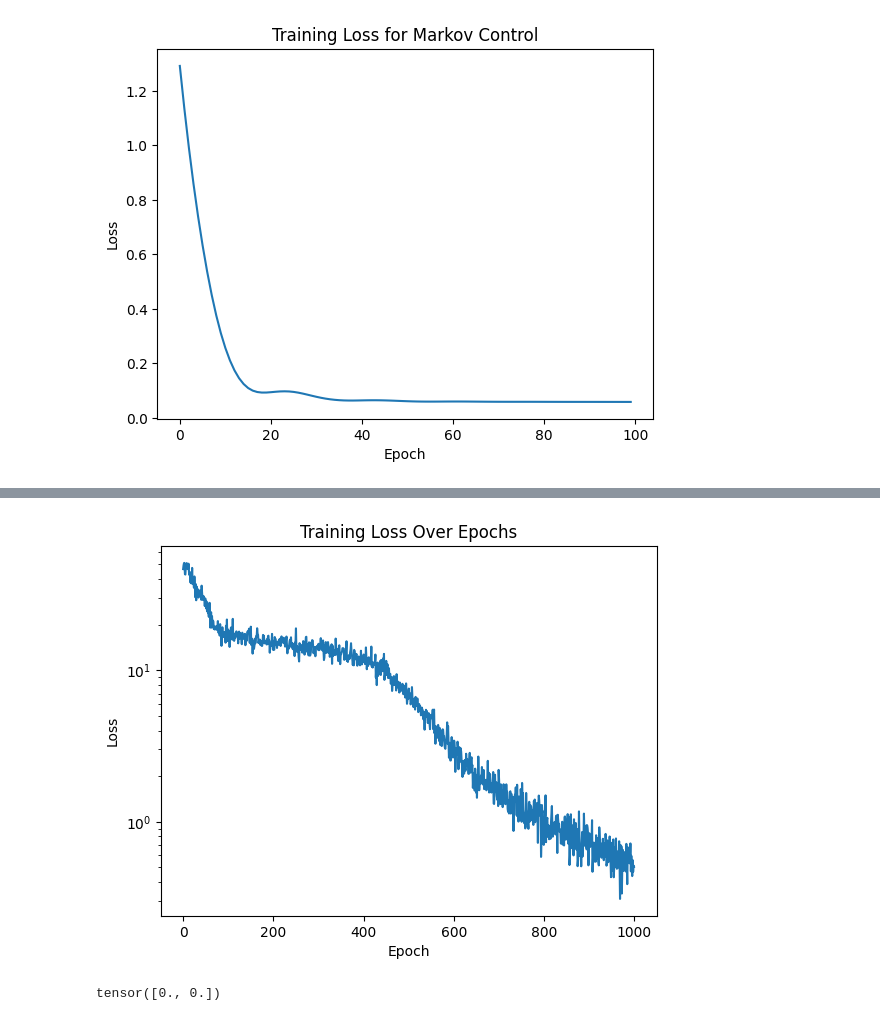
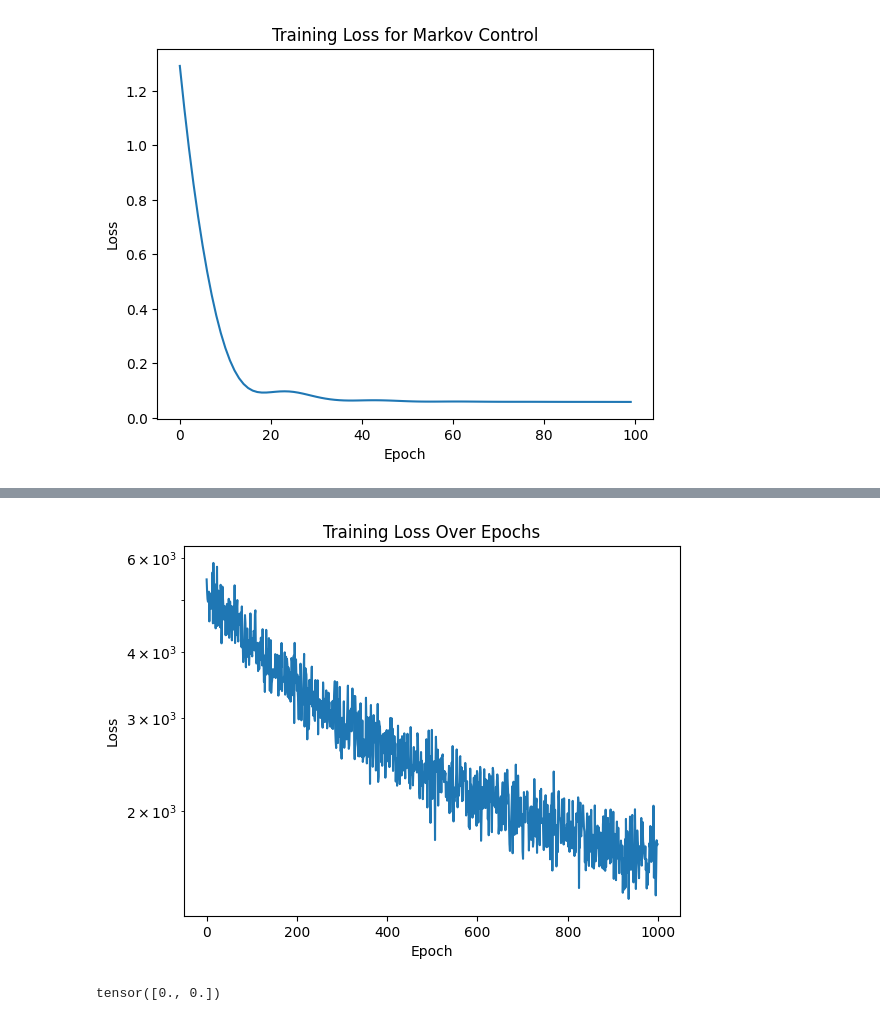
Before and after one commit to Jessie-WU0910/SCDAA-CW, a Jupyter notebook: Coursework.ipynb, the cells around one changed output, grey strips where cells are left out. Cells and saved outputs as stored; diff of their text form; code cells hidden in the pictures.

```diff
--- a/Coursework.ipynb
+++ b/Coursework.ipynb
@@ -391,11 +391,11 @@ batch_size = 256
 loss_history = []
 
 # Define matrices for the PDE
-H = torch.tensor([[0.0, 0.0], [0.0, 0.0]], dtype=torch.float32)
-M = torch.tensor([[0.0, 0.0], [0.0, 0.0]], dtype=torch.float32)
+H = torch.tensor([[1.0, 0.0], [0.0, 1.0]], dtype=torch.float32)*0.1
+M = torch.tensor([[1.0, 0.0], [0.0, 1.0]], dtype=torch.float32)
 C = torch.tensor([[0.0, 0.0], [0.0, 0.0]], dtype=torch.float32)
-D = torch.tensor([[0.0, 0.0], [0.0, 0.0]], dtype=torch.float32)
-R = torch.tensor([[1.0, 0.0], [0.0, 1.0]], dtype=torch.float32)
+D = torch.tensor([[1.0, 0.0], [0.0, 1.0]], dtype=torch.float32)
+R = torch.tensor([[1.0, 0.0], [0.0, 1.0]], dtype=torch.float32)*10
 sigma = 0.1
 alpha = torch.tensor([1.0, 1.0], dtype=torch.float32)
 
@@ -435,4 +435,4 @@ Epoch 900: Loss = 0.8383098244667053
-[figure, old version]
+[figure, new version]
 # %%
 alpha = torch.tensor([1.0, 1.0], dtype=torch.float32)
 alpha
```
Also changed, not shown: parts of 5 cells of this notebook.
